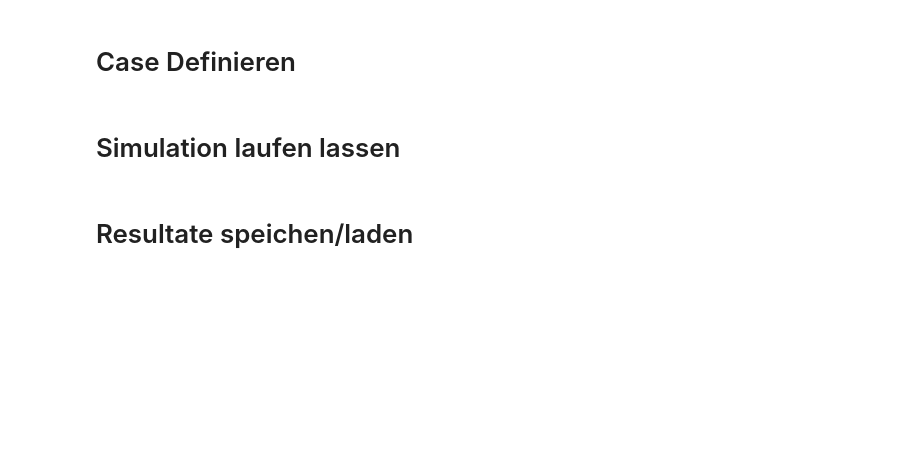
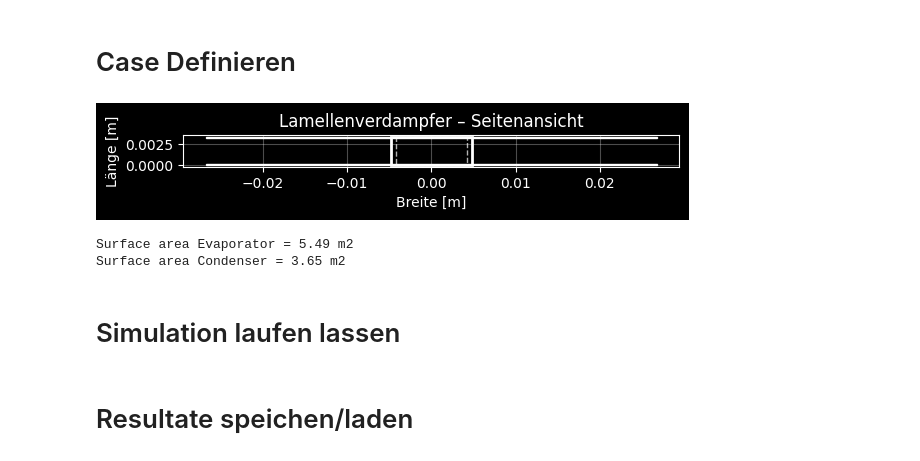
Before and after one commit to Lakito0100/MSE_VT1_luethluk, a Jupyter notebook: Examples/run_test_with_HP.ipynb, the cells around one changed output. Cells and saved outputs as stored; diff of their text form; code cells hidden in the pictures; blank space fills up the shorter version.

```diff
--- a/Examples/run_test_with_HP.ipynb
+++ b/Examples/run_test_with_HP.ipynb
@@ -14,7 +14,7 @@ from Framework.runtime.recorder import ResultRecorder
 # %% [markdown]
 # Case Definieren
 # %%
-sim_run = True
+sim_run = False
 read_data = True
 
 #air
@@ -60,7 +60,7 @@ geom = FinnTubedHX(
 )
 
 gs = GridShape(
-    t_end = 400.0,      # s endtime
+    t_end = 350.0,      # s endtime
     dt = 0.1,           # s time step
     store_grid_every_x_it = 50,
 
@@ -112,33 +112,37 @@ cfg = CaseConfig(
     rho_i = 920,        # kg/m^3 ice density
     h_sub= 2830000,     # J/kg latent heat of ablimation for water vapor
 )
 
 HP = HeatPump(
     N_cond=N_cond,
     p_ref_cond = p_ref_cond,
     h_ref_cond = np.full(N_cond, h_ref_cond, dtype=float),
     T_wall = np.full(N_cond, T_in_water, dtype=float),
     T_water = np.full(N_cond, T_in_water, dtype=float),
 
     A_flow_cond = 0.01,
     dx_cond = 0.5/N_cond,
     t_plate = 0.001,
     height_cond=1.0,
     A_plate = 3.65,
     c_plate = 500,
     rho_plate = 8000.0,
     lamda_plate = 50.0,
 
     #water
     T_in_water = T_in_water,
     m_water = 0.5,
     c_water = 4200,
     rho_water = 997
 )
 
 plot.plot_finned_tube_side(geom)
 print(f"Surface area Evaporator = {geom.A_one_segment()*geom.n_seg_r*geom.n_seg_l*geom.stacks:.2f} m2")
 print(f"Surface area Condenser = {HP.A_plate:.2f} m2")
+# %% [output]
+[figure, added]
+Surface area Evaporator = 5.49 m2
+Surface area Condenser = 3.65 m2
 # %% [markdown]
 # Simulation laufen lassen
 # %%
```
Also changed, not shown: parts of 4 cells of this notebook, 1 other file.
